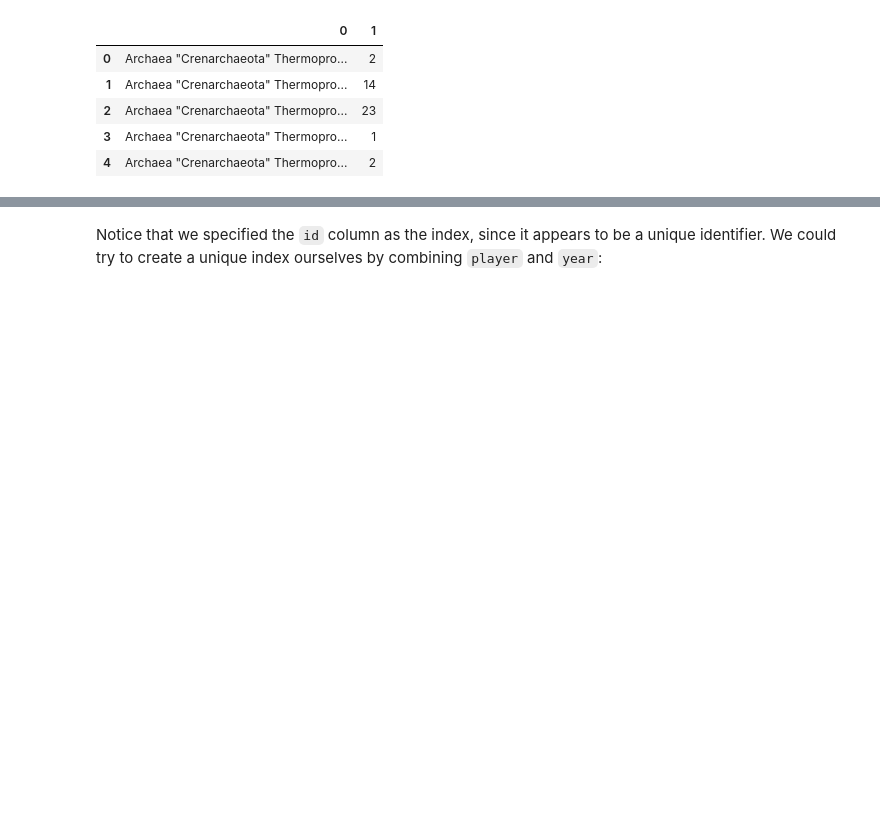
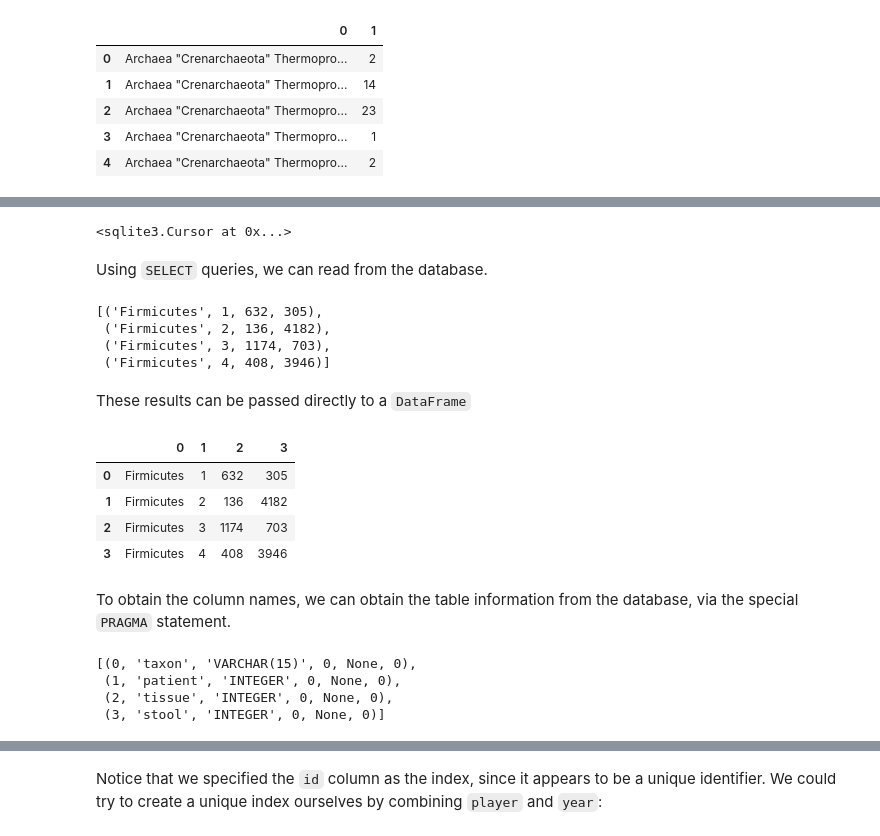
Before and after one commit to fonnesbeck/ngcm_pandas_course, a Jupyter notebook: notebooks/2. Introduction to Pandas.ipynb, the cells around one changed output, grey strips where cells are left out. Cells and saved outputs as stored; diff of their text form; code cells hidden in the pictures; blank space fills up the shorter version.

```diff
--- a/notebooks/2. Introduction to Pandas.ipynb
+++ b/notebooks/2. Introduction to Pandas.ipynb
@@ -750,0 +794,5 @@ mb2.head()
+# %%
+query = 'INSERT INTO samples VALUES(?, ?, ?, ?)'
+con.executemany(query, few_recs.values[1:])
+# %% [output]
+<sqlite3.Cursor at 0x...>
@@ -750,0 +801,33 @@ mb2.head()
+# %% [markdown]
+Using `SELECT` queries, we can read from the database.
+# %%
+cursor = con.execute('SELECT * FROM samples')
+rows = cursor.fetchall()
+
+rows
+# %% [output]
+[('Firmicutes', 1, 632, 305),
+ ('Firmicutes', 2, 136, 4182),
+ ('Firmicutes', 3, 1174, 703),
+ ('Firmicutes', 4, 408, 3946)]
+# %% [markdown]
+These results can be passed directly to a `DataFrame`
+# %%
+pd.DataFrame(rows)
+# %% [output]
+|  | 0 | 1 | 2 | 3 |
+| 0 | Firmicutes | 1 | 632 | 305 |
+| 1 | Firmicutes | 2 | 136 | 4182 |
+| 2 | Firmicutes | 3 | 1174 | 703 |
+| 3 | Firmicutes | 4 | 408 | 3946 |
+# %% [markdown]
+To obtain the column names, we can obtain the table information from the database, via the special `PRAGMA` statement.
+# %%
+table_info = con.execute('PRAGMA table_info(samples);').fetchall()
+
+table_info
+# %% [output]
+[(0, 'taxon', 'VARCHAR(15)', 0, None, 0),
+ (1, 'patient', 'INTEGER', 0, None, 0),
+ (2, 'tissue', 'INTEGER', 0, None, 0),
+ (3, 'stool', 'INTEGER', 0, None, 0)]
```
Also changed, not shown: parts of 151 cells of this notebook, 2 other files.
